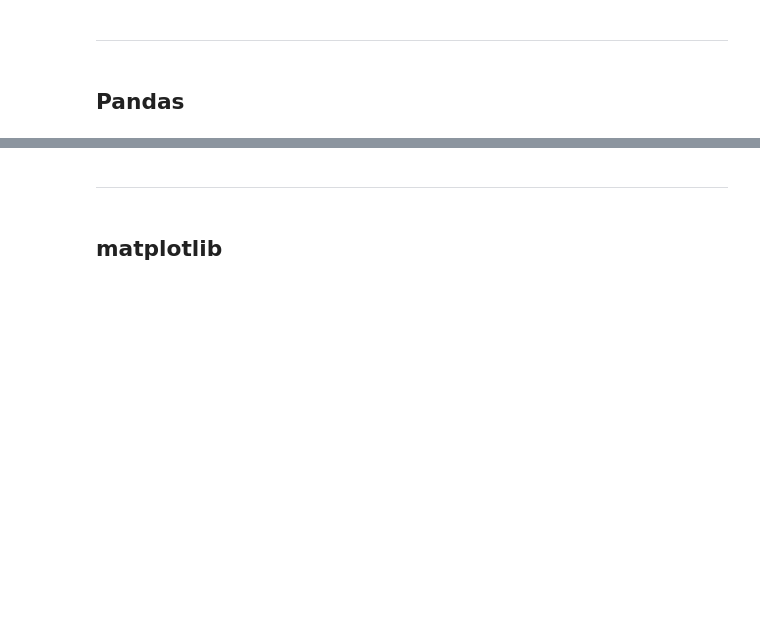
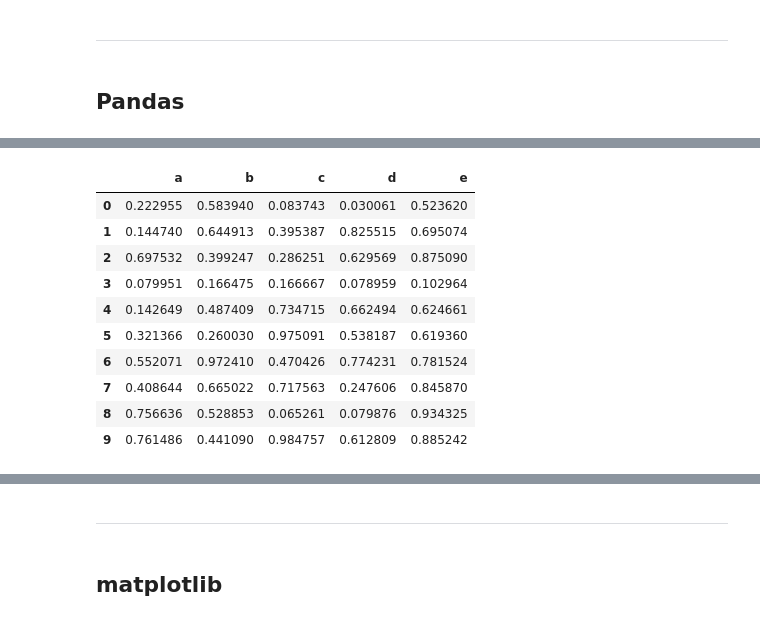
Before and after one commit to Lee-W/Intro_to_Python_Data_Science_Tools, a Jupyter notebook: 1 - Intro.ipynb, the cells around one changed output, grey strips where cells are left out. Drawn from its saved outputs; the diff is of its cells as text; code cells hidden in the pictures; blank space fills up the shorter version.

```diff
--- a/Intro.ipynb
+++ b/1 - Intro.ipynb
@@ -124,0 +153,16 @@ import pandas as pd
+# %%
+feature_name = ['a', 'b', 'c', 'd', 'e']
+df.columns = feature_name
+df
+# %% [output]
+|  | a | b | c | d | e |
+| 0 | 0.222955 | 0.583940 | 0.083743 | 0.030061 | 0.523620 |
+| 1 | 0.144740 | 0.644913 | 0.395387 | 0.825515 | 0.695074 |
+| 2 | 0.697532 | 0.399247 | 0.286251 | 0.629569 | 0.875090 |
+| 3 | 0.079951 | 0.166475 | 0.166667 | 0.078959 | 0.102964 |
+| 4 | 0.142649 | 0.487409 | 0.734715 | 0.662494 | 0.624661 |
+| 5 | 0.321366 | 0.260030 | 0.975091 | 0.538187 | 0.619360 |
+| 6 | 0.552071 | 0.972410 | 0.470426 | 0.774231 | 0.781524 |
+| 7 | 0.408644 | 0.665022 | 0.717563 | 0.247606 | 0.845870 |
+| 8 | 0.756636 | 0.528853 | 0.065261 | 0.079876 | 0.934325 |
+| 9 | 0.761486 | 0.441090 | 0.984757 | 0.612809 | 0.885242 |
```
Also changed, not shown: parts of 8 cells of this notebook, 2 other files.
